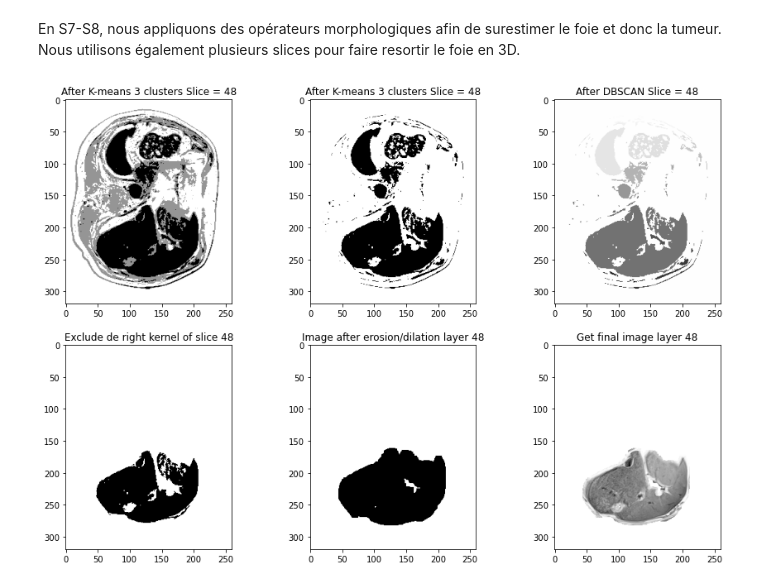
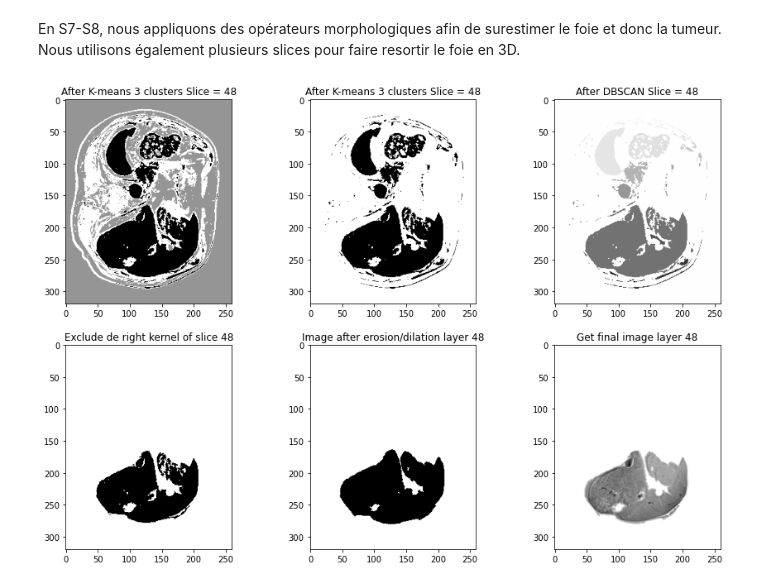
Before and after one commit to defrenned3238/WSBIM2243, a Jupyter notebook: WSBIM2243.ipynb, the cells around one changed output. Cells and saved outputs as stored; diff of their text form; code cells hidden in the pictures.

```diff
--- a/WSBIM2243.ipynb
+++ b/WSBIM2243.ipynb
@@ -325,6 +325,7 @@ En S6-S7, nous avons implémenté du spectral clustering à l'aide des méthodes
 # %%
 #Segmentation d'une slice en 3 ou 4 clusters
 #Utilisation de l'algorithme k-means provenant de la librairie sklearn de Python
+x = NewListing2Dwo(data, 42)
 kmeans1 = KMeans(n_clusters=3).fit(x)
 kmeans2 = KMeans(n_clusters=4).fit(x)
 y_kmeans = kmeans1.predict(x)
@@ -414,48 +415,39 @@ for sliceNumber in range(SliceStart, 112):
         OutputData[newData2Slice[i, 0], newData2Slice[i, 1], sliceNumber] = y[i]
     DBSCANgoodkernel.append(OutputData[260, 135, sliceNumber])
 # %%
-#          0 1 0
-# KERNAL = 1 1 1
-#          0 1 0
-def simpleErosion(image):
-    imageOut = np.zeros(image.shape)
-    # WARNING, for simplicity, this erosion will not work on the borders !!!!!
-    for i in range(1, image.shape[0] - 1):
-        for j in range(1, image.shape[1] - 1):
-            imageOut[i, j] = (image[i,j] or image[i,j-1] or image[i,j+1] or image[i-1,j] or image[i+1,j])
-    #imageOut[i, j] = (image[i,j] or image[i,j-1] or image[i,j+1] or image[i-1,j] or image[i+1,j])
-    return imageOut
-
 # Plot sliceNum (if it was simulated)
 sliceNum = 48
 plt.figure(figsize=(15,10))
 plt.subplot(2, 3, 1)
 plt.imshow(OutputDataKmeans[:, :, sliceNum], cmap='Greys')
 plt.title("After K-means 3 clusters Slice = " + str(sliceNum))
 
 plt.subplot(2, 3, 2)
 plt.imshow(OutputDataKmeansSelect[:, :, sliceNum], cmap='Greys')
 plt.title("After K-means 3 clusters Slice = " + str(sliceNum))
 
 plt.subplot(2, 3, 3)
 plt.imshow(OutputData[:, :, sliceNum], cmap='Greys')
 plt.title("After DBSCAN Slice = " + str(sliceNum))
 
 plt.subplot(2, 3, 4)
 OutputTest = np.uint8((OutputData[:, :, sliceNum] == DBSCANgoodkernel[sliceNum]))
 plt.imshow(OutputTest, cmap='Greys') #*data[:, :, sliceNum]
 plt.title("Exclude de right kernel of slice " + str(sliceNum))
 
 plt.subplot(2, 3, 5)
-kernel = np.ones((5,5),np.uint8)
-dilatedImage = cv.dilate(OutputTest,kernel,iterations = 2)
-#dilatedImage = simpleErosion(simpleErosion(OutputTest))
+kernel = np.ones((3,3),np.uint8)
+kernel[0, 0] = 0
+kernel[2, 0] = 0
+kernel[0, 2] = 0
+kernel[2, 2] = 0
+dilatedImage = cv2.dilate(OutputTest,kernel,iterations = 2)
 plt.imshow(dilatedImage, cmap='Greys') #*data[:, :, sliceNum]
 plt.title("Image after erosion/dilation layer " + str(sliceNum))
 
 plt.subplot(2, 3, 6)
 plt.imshow(dilatedImage*data[:, :, sliceNum], cmap='Greys') #*data[:, :, sliceNum]
 plt.title("Get final image layer " + str(sliceNum))
 plt.show()
 # %% [output]
-[figure, old version]
+[figure, new version]
```
Also changed, not shown: parts of 1 cell of this notebook.
